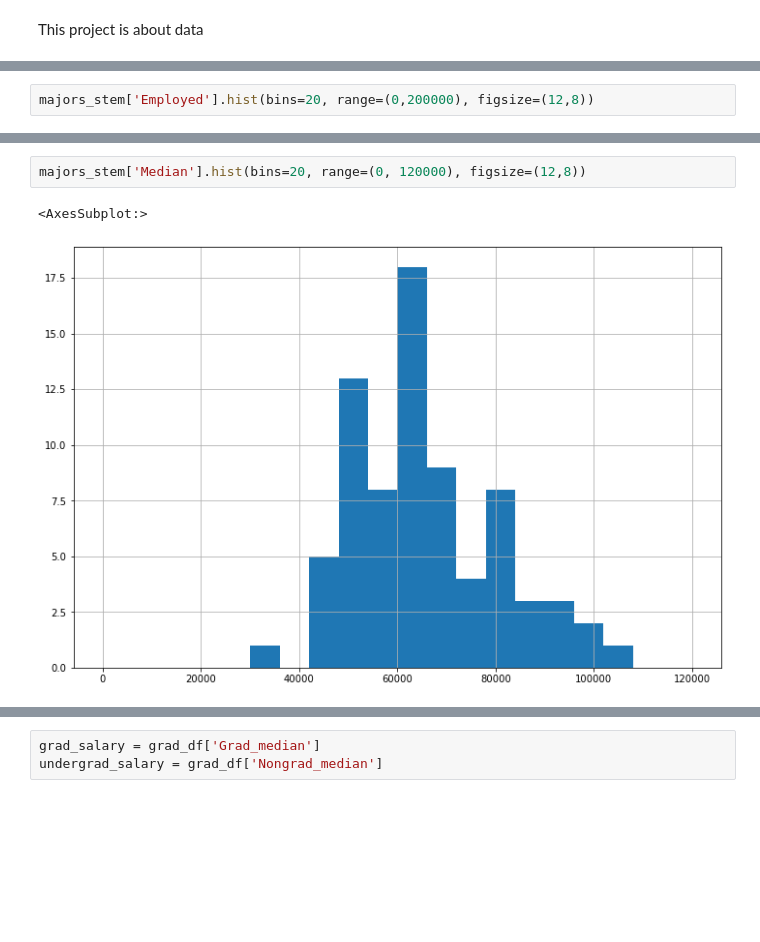
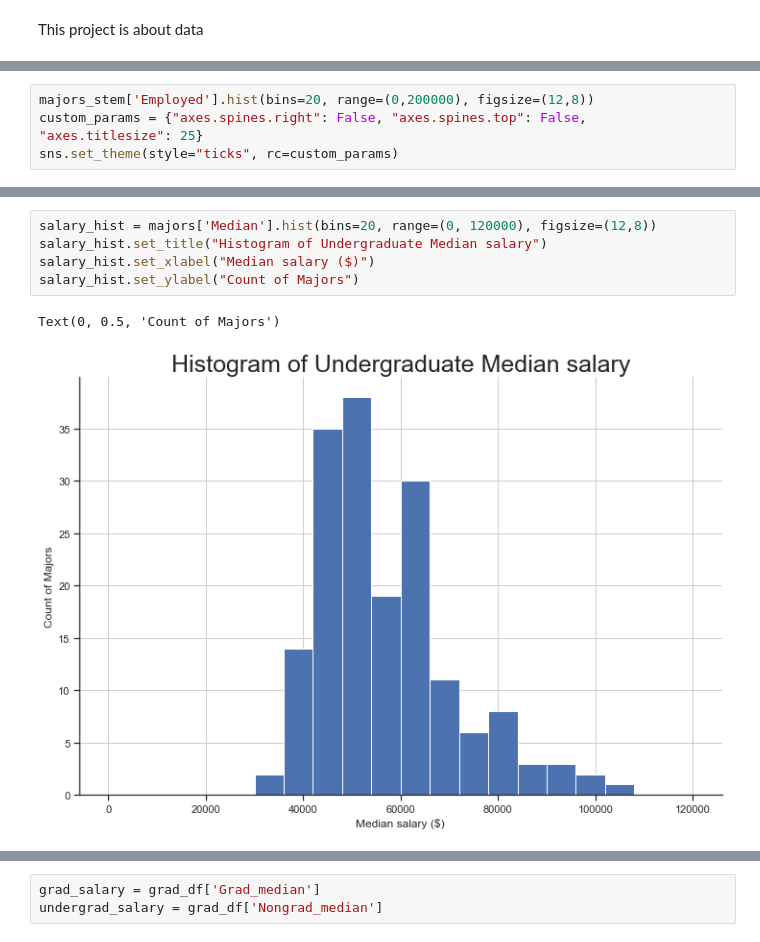
Before and after one commit to jhaarala23/dasc2103project, a Jupyter notebook: analysis_for_project.ipynb, the cells around one changed output, grey strips where cells are left out. Drawn from its saved outputs; the diff is of its cells as text; blank space fills up the shorter version.

```diff
--- a/analysis_for_project.ipynb
+++ b/analysis_for_project.ipynb
@@ -33,3 +37,5 @@ majors_stem = majors[majors['Major_category'].isin(stem)]
 # %%
 majors_stem['Employed'].hist(bins=20, range=(0,200000), figsize=(12,8))
+custom_params = {"axes.spines.right": False, "axes.spines.top": False, "axes.titlesize": 25}
+sns.set_theme(style="ticks", rc=custom_params)
 # %% [output]
@@ -43,5 +43,8 @@ majors_stem['Unemployment_rate'].hist(bins=20, range=(0,0.2), figsize=(12,8))
 # %%
-majors_stem['Median'].hist(bins=20, range=(0, 120000), figsize=(12,8))
+salary_hist = majors['Median'].hist(bins=20, range=(0, 120000), figsize=(12,8))
+salary_hist.set_title("Histogram of Undergraduate Median salary")
+salary_hist.set_xlabel("Median salary ($)")
+salary_hist.set_ylabel("Count of Majors")
 # %% [output]
-<AxesSubplot:>
+Text(0, 0.5, 'Count of Majors')
-[figure, old version]
+[figure, new version]
```
Also changed, not shown: parts of 34 cells of this notebook.
